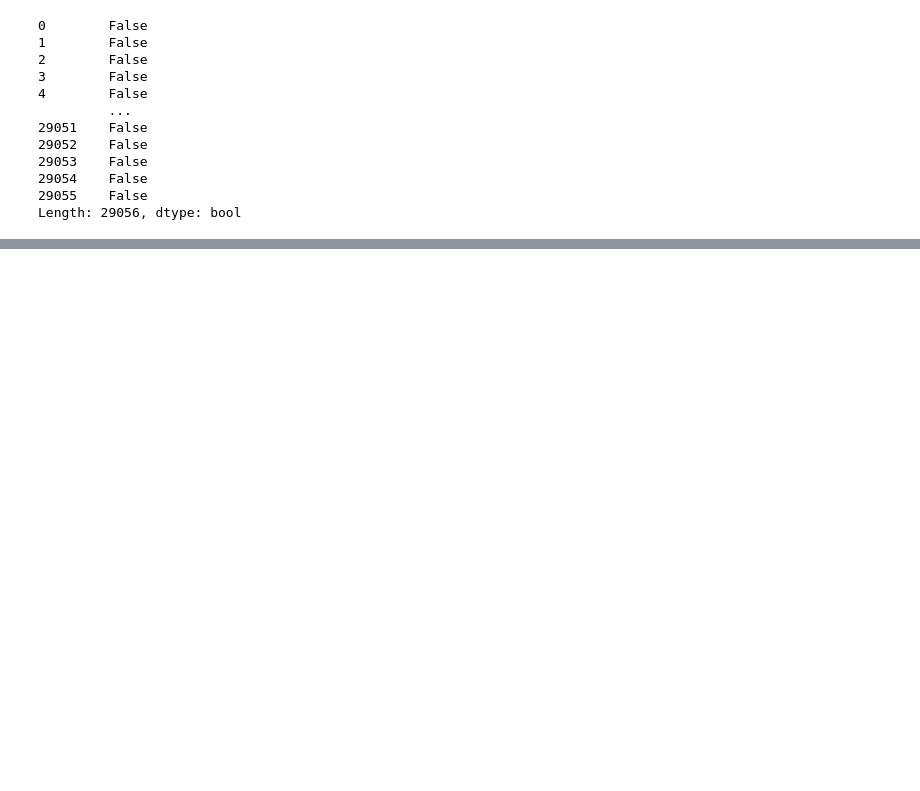
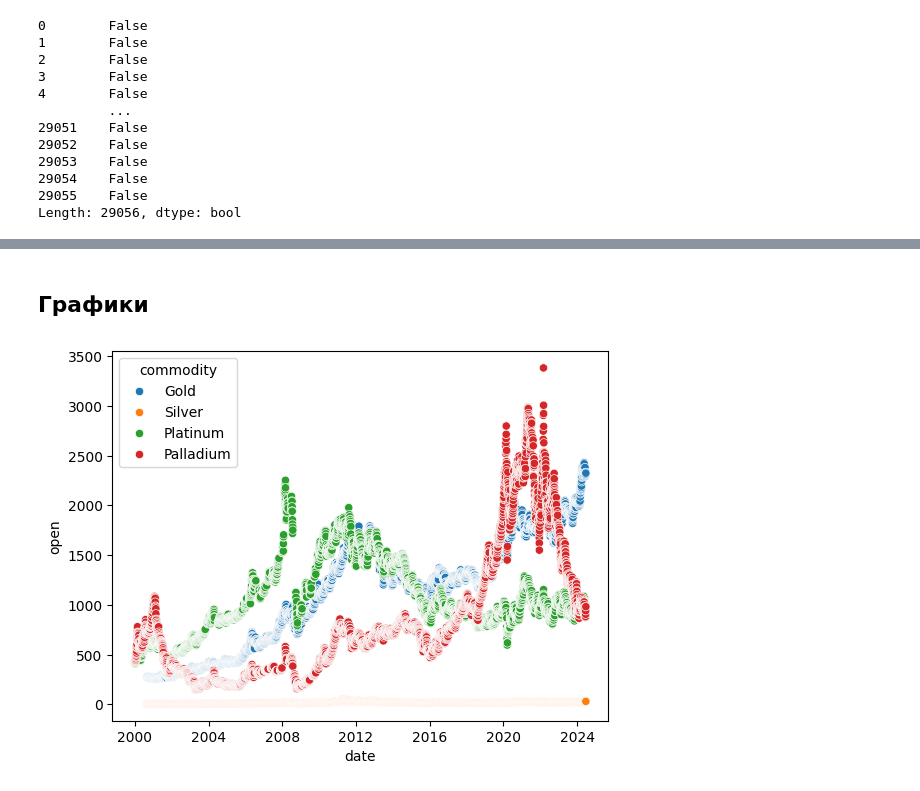
Before and after one commit to Lobzikk/sfedu-DS-project, a Jupyter notebook: main.ipynb, the cells around one changed output, grey strips where cells are left out. Saved outputs shown, nothing was run; the diff lists cells and outputs as text; code cells hidden in the pictures; blank space fills up the shorter version.

```diff
--- a/main.ipynb
+++ b/main.ipynb
@@ -92,0 +138,2 @@ Length: 29056, dtype: bool
+# %%
+df['delta'] = df['high'] - df['low']
@@ -92,0 +150,8 @@ Length: 29056, dtype: bool
+# %% [markdown]
+## Графики
+# %%
+sns.scatterplot(df[df['commodity']!="Copper"], x="date", y = "open", hue="commodity")
+plt.title('Precious metals prices')
+plt.show()
+# %% [output]
+[figure, added]
```
Also changed, not shown: parts of 21 cells of this notebook, 1 other file.
